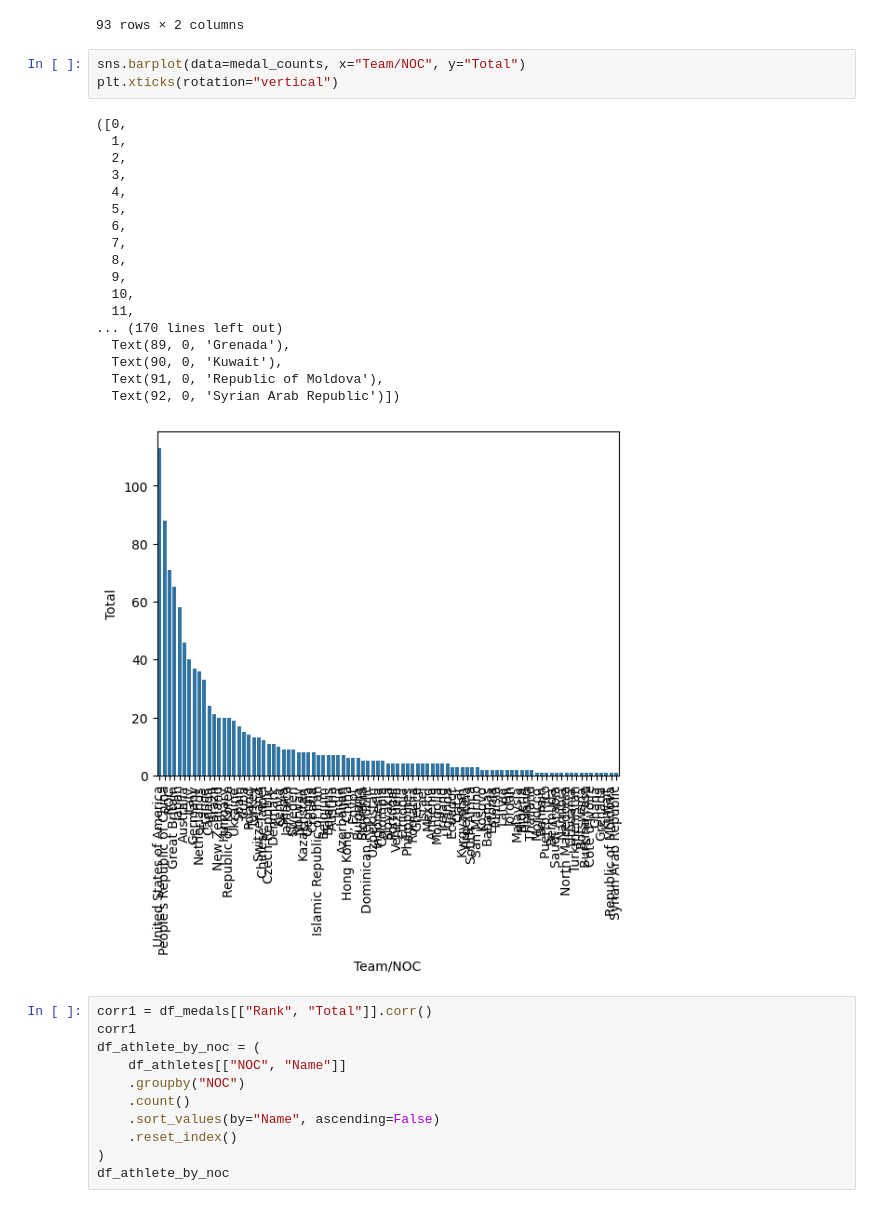
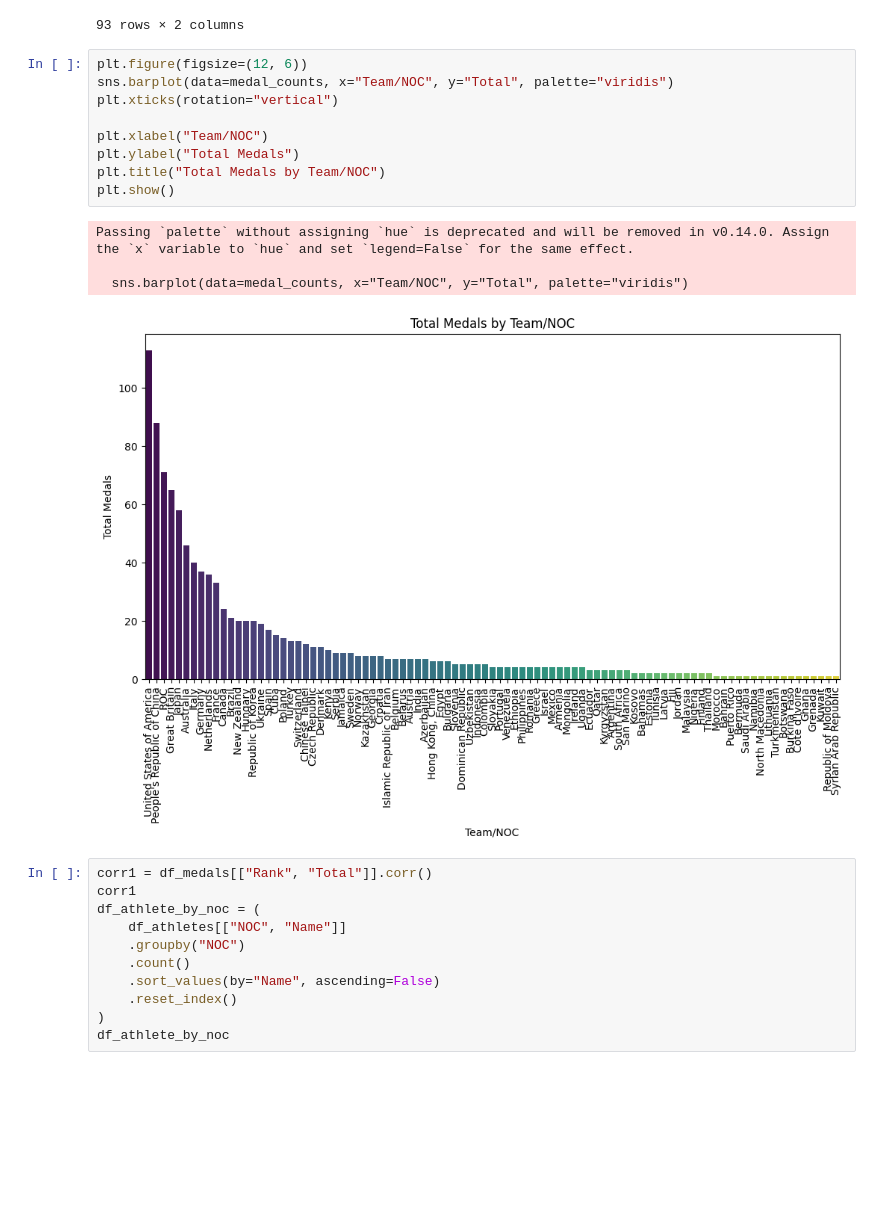
Before and after one commit to ravin1100/ML_Lectures, a Jupyter notebook: Assignments/2_Tokyo_2021_Olympics_Pandas_Assignment/tokyo_olympic_pandas_assignment.ipynb, the cells around one changed output. Drawn from its saved outputs; the diff is of its cells as text; blank space fills up the shorter version.

```diff
--- a/Assignments/2_Tokyo_2021_Olympics_Pandas_Assignment/tokyo_olympic_pandas_assignment.ipynb
+++ b/Assignments/2_Tokyo_2021_Olympics_Pandas_Assignment/tokyo_olympic_pandas_assignment.ipynb
@@ -38,27 +38,19 @@ medal_counts
 | 92 | Syrian Arab Republic | 1 |
 93 rows × 2 columns
 # %%
-sns.barplot(data=medal_counts, x="Team/NOC", y="Total")
+plt.figure(figsize=(12, 6))
+sns.barplot(data=medal_counts, x="Team/NOC", y="Total", palette="viridis")
 plt.xticks(rotation="vertical")
+
+plt.xlabel("Team/NOC")
+plt.ylabel("Total Medals")
+plt.title("Total Medals by Team/NOC")
+plt.show()
 # %% [output]
-([0,
-  1,
-  2,
-  3,
-  4,
-  5,
-  6,
-  7,
-  8,
-  9,
-  10,
-  11,
-... (170 lines left out)
-  Text(89, 0, 'Grenada'),
-  Text(90, 0, 'Kuwait'),
-  Text(91, 0, 'Republic of Moldova'),
-  Text(92, 0, 'Syrian Arab Republic')])
+Passing `palette` without assigning `hue` is deprecated and will be removed in v0.14.0. Assign the `x` variable to `hue` and set `legend=False` for the same effect.
+
+  sns.barplot(data=medal_counts, x="Team/NOC", y="Total", palette="viridis")
-[figure, old version]
+[figure, new version]
 # %%
 corr1 = df_medals[["Rank", "Total"]].corr()
 corr1
```
Also changed, not shown: parts of 2 cells of this notebook, 6 other files.
